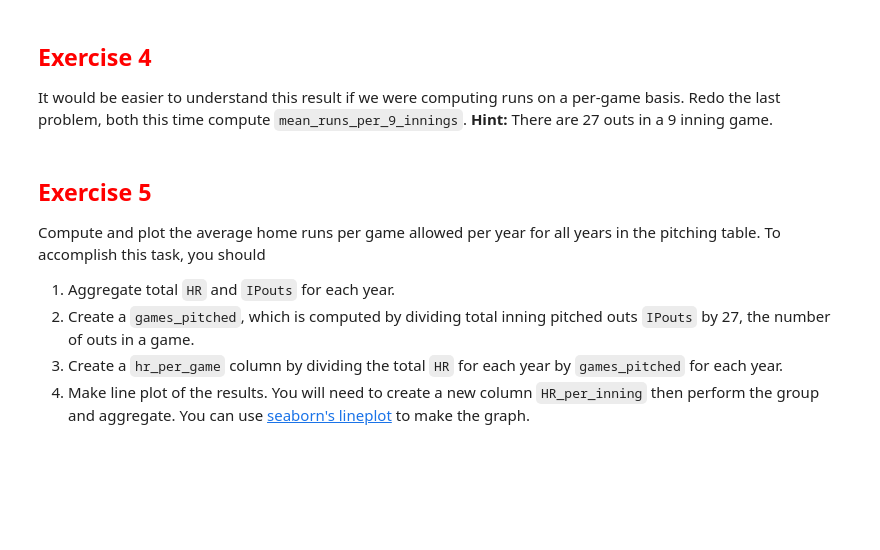
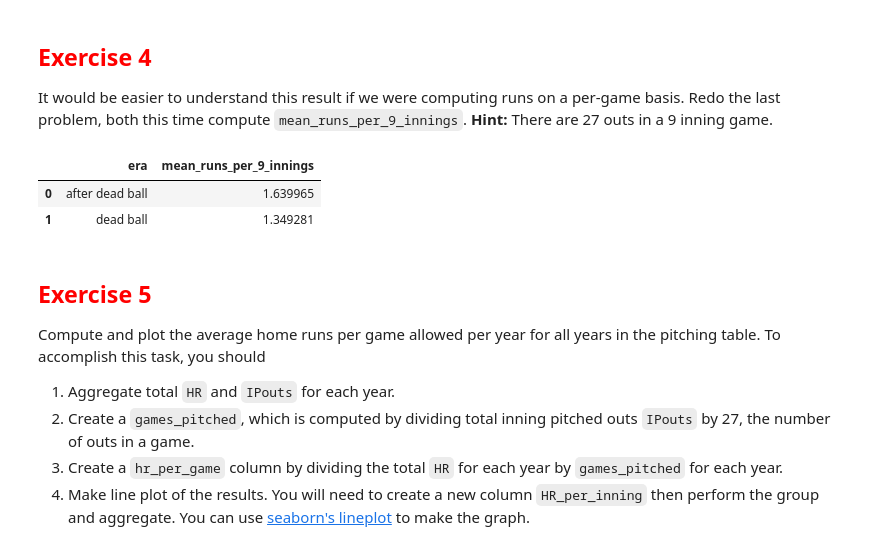
Before and after one commit to mclellanw00/module2_intro_to_pandas, a Jupyter notebook: 2_6_aggregation.ipynb, the cells around one changed output. Drawn from its saved outputs; the diff is of its cells as text; code cells hidden in the pictures; blank space fills up the shorter version.

```diff
--- a/2_6_aggregation.ipynb
+++ b/2_6_aggregation.ipynb
@@ -276,20 +271,24 @@ It would be easier to understand this result if we were computing runs on a per-
 # %%
 # Your code here
 mean_runs_per_9_innings = (pitching
                      >> select(X.IPouts, X.yearID, X.R)
                      >> filter_by((X.yearID >= 1900) & (X.yearID < 1940))
                      >> group_by(X.yearID)
                      >> summarise(total_runs = X.R.sum(),
-                                  total_ipouts = X.IPouts.sum())
+                                  total_ipouts = (X.IPouts.sum())/9)
                      >> ungroup
                      >> mutate(runs_per_out = X.total_runs/X.total_ipouts,
                                era = ifelse(X.yearID < 1920,
                                             "dead ball",
                                             "after dead ball"))
                      >> group_by(X.era)
                      >> summarise(mean_runs_per_9_innings = mean(X.runs_per_out))
                     )
 mean_runs_per_9_innings
+# %% [output]
+|  | era | mean_runs_per_9_innings |
+| 0 | after dead ball | 1.639965 |
+| 1 | dead ball | 1.349281 |
 # %% [markdown]
 ## <font color="red"> Exercise 5 </font>
 
```
Also changed, not shown: parts of 4 cells of this notebook.
